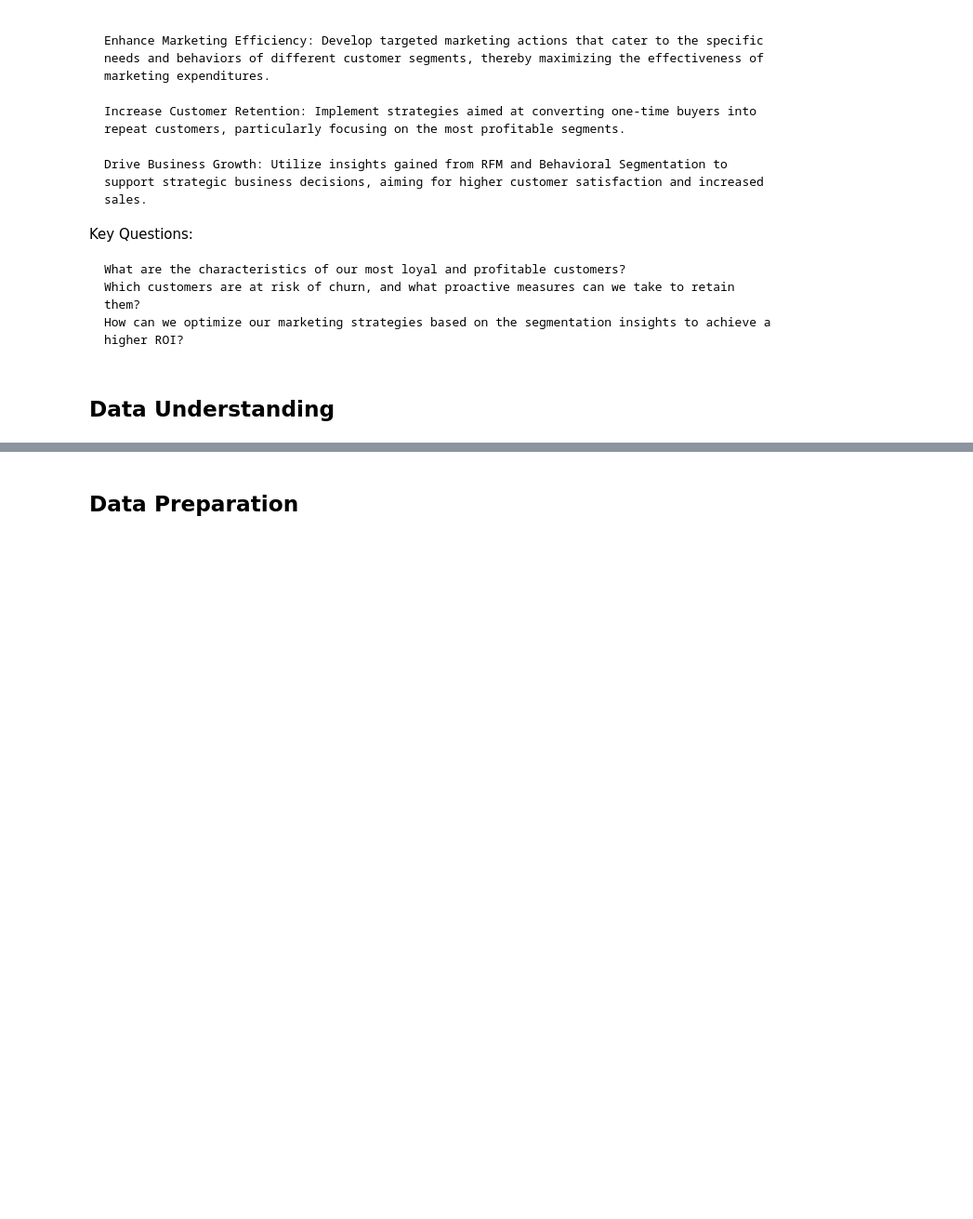
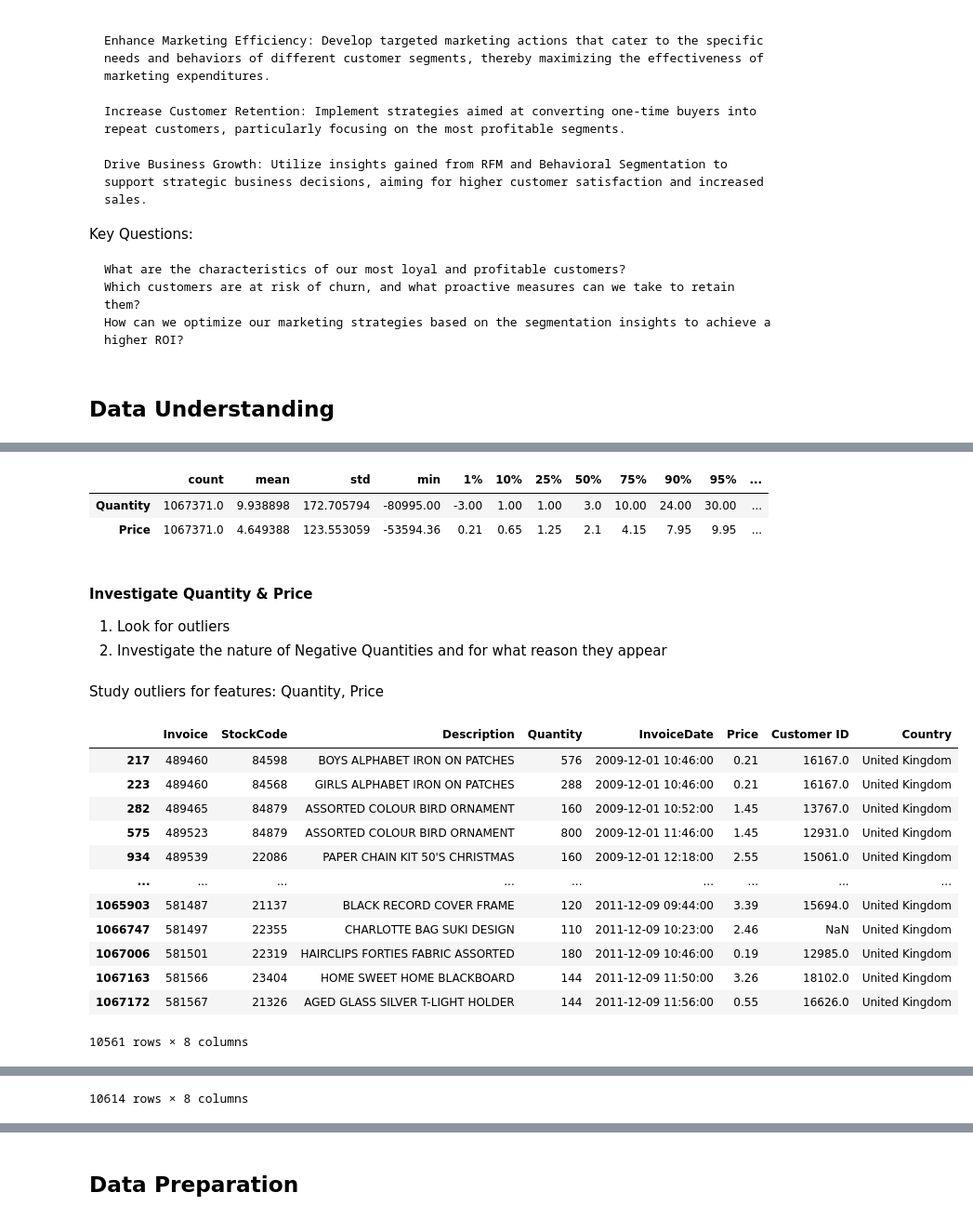
Before and after one commit to AndreaLolli2912/Artificial-Intelligence-for-Communication-and-Marketing, a Jupyter notebook: project-1/main.ipynb, the cells around one changed output, grey strips where cells are left out. Shown at 93% size. Drawn from its saved outputs; the diff is of its cells as text; code cells hidden in the pictures; blank space fills up the shorter version.

```diff
--- a/project-1/main.ipynb
+++ b/project-1/main.ipynb
@@ -45,7 +51,9 @@ import pandas as pd
 # %%
-PATH = "data/online_retail_II.csv"
-df = pd.read_csv(PATH)
-df.head()
+RAW_DATA_PATH = "data/online_retail_II.csv"
+df = pd.read_csv(RAW_DATA_PATH)
+display(df.head())
+
+display(df.info())
 # %% [output]
 |  | Invoice | StockCode | Description | Quantity | InvoiceDate | Price | Customer ID | Country |
 | 0 | 489434 | 85048 | 15CM CHRISTMAS GLASS BALL 20 LIGHTS | 12 | 2009-12-01 07:45:00 | 6.95 | 13085.0 | United Kingdom |
@@ -73,0 +82,7 @@ memory usage: 65.1+ MB
+# %%
+NUMERICAL_FEATURES = ["Quantity", "InvoiceDate", "Price"]
+
+new_df = df.copy()
+
+print("DATAFRAME WITH NUMERICAL FEATURES")
+display(new_df[NUMERICAL_FEATURES].head())
@@ -73,0 +97,30 @@ memory usage: 65.1+ MB
+# %%
+new_df[NUMERICAL_FEATURES].describe(percentiles=[.01,.1,.25,.5,.75,.90,.95,.99]).T
+# %% [output]
+|  | count | mean | std | min | 1% | 10% | 25% | 50% | 75% | 90% | 95% | ... |
+| Quantity | 1067371.0 | 9.938898 | 172.705794 | -80995.00 | -3.00 | 1.00 | 1.00 | 3.0 | 10.00 | 24.00 | 30.00 | ... |
+| Price | 1067371.0 | 4.649388 | 123.553059 | -53594.36 | 0.21 | 0.65 | 1.25 | 2.1 | 4.15 | 7.95 | 9.95 | ... |
+# %% [markdown]
+#### Investigate Quantity & Price
+1. Look for outliers
+2. Investigate the nature of Negative Quantities and for what reason they appear
+# %% [markdown]
+Study outliers for features: Quantity, Price
+# %%
+display(new_df[new_df["Quantity"] > 100])
+
+display(new_df[new_df["Price"] > 18])
+# %% [output]
+|  | Invoice | StockCode | Description | Quantity | InvoiceDate | Price | Customer ID | Country |
+| 217 | 489460 | 84598 | BOYS ALPHABET IRON ON PATCHES | 576 | 2009-12-01 10:46:00 | 0.21 | 16167.0 | United Kingdom |
+| 223 | 489460 | 84568 | GIRLS ALPHABET IRON ON PATCHES | 288 | 2009-12-01 10:46:00 | 0.21 | 16167.0 | United Kingdom |
+| 282 | 489465 | 84879 | ASSORTED COLOUR BIRD ORNAMENT | 160 | 2009-12-01 10:52:00 | 1.45 | 13767.0 | United Kingdom |
+| 575 | 489523 | 84879 | ASSORTED COLOUR BIRD ORNAMENT | 800 | 2009-12-01 11:46:00 | 1.45 | 12931.0 | United Kingdom |
+| 934 | 489539 | 22086 | PAPER CHAIN KIT 50'S CHRISTMAS | 160 | 2009-12-01 12:18:00 | 2.55 | 15061.0 | United Kingdom |
+| ... | ... | ... | ... | ... | ... | ... | ... | ... |
+| 1065903 | 581487 | 21137 | BLACK RECORD COVER FRAME | 120 | 2011-12-09 09:44:00 | 3.39 | 15694.0 | United Kingdom |
+| 1066747 | 581497 | 22355 | CHARLOTTE BAG SUKI DESIGN | 110 | 2011-12-09 10:23:00 | 2.46 | NaN | United Kingdom |
+| 1067006 | 581501 | 22319 | HAIRCLIPS FORTIES FABRIC ASSORTED | 180 | 2011-12-09 10:46:00 | 0.19 | 12985.0 | United Kingdom |
+| 1067163 | 581566 | 23404 | HOME SWEET HOME BLACKBOARD | 144 | 2011-12-09 11:50:00 | 3.26 | 18102.0 | United Kingdom |
+| 1067172 | 581567 | 21326 | AGED GLASS SILVER T-LIGHT HOLDER | 144 | 2011-12-09 11:56:00 | 0.55 | 16626.0 | United Kingdom |
+10561 rows × 8 columns
@@ -73,0 +139 @@ memory usage: 65.1+ MB
+10614 rows × 8 columns
```
Also changed, not shown: parts of 19 cells of this notebook.
